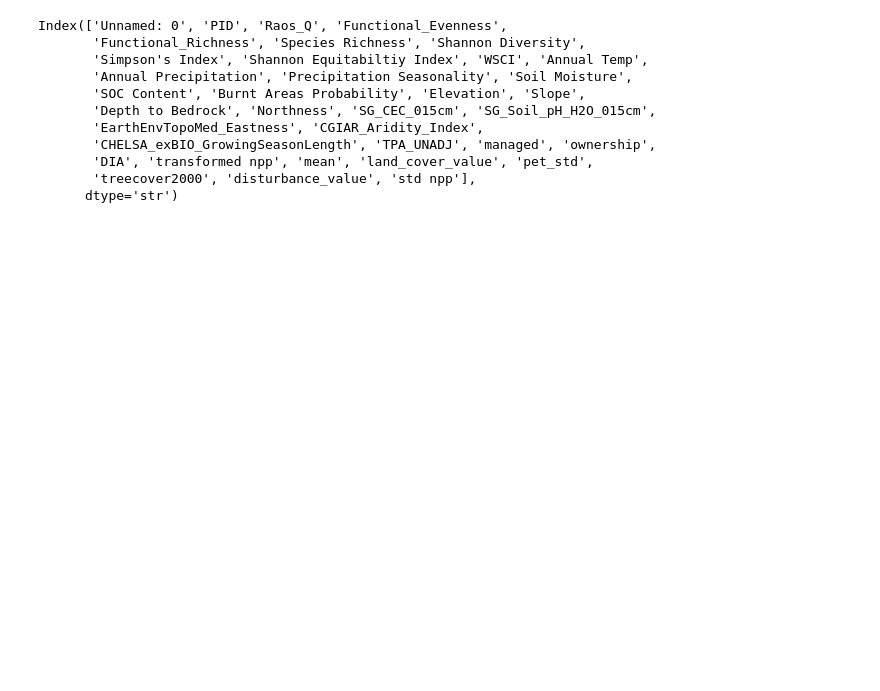
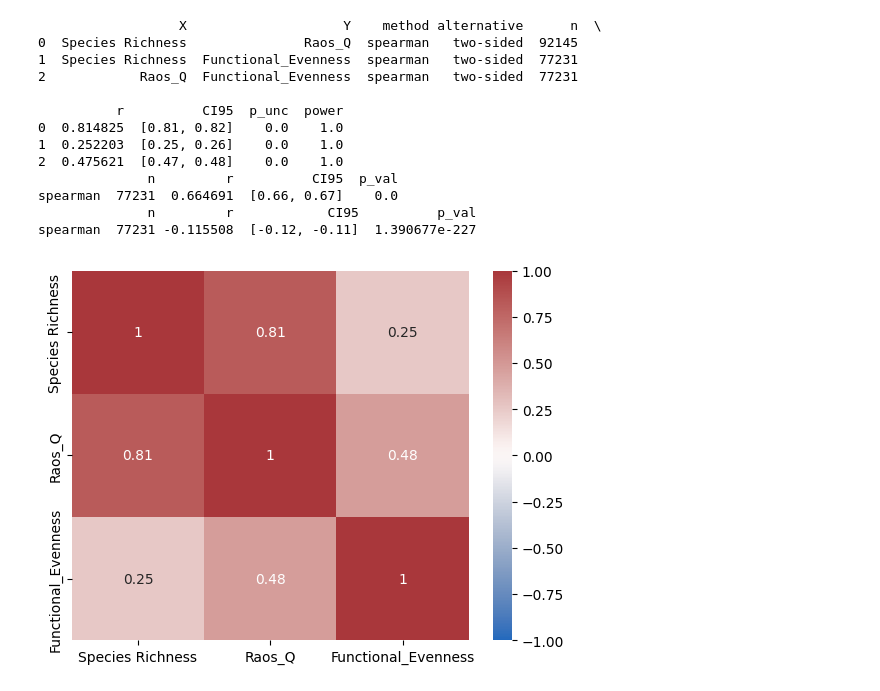
Before and after one commit to qiulinlx/FD_Stability, a Jupyter notebook: scratch.ipynb, the cells around one changed output. Saved outputs shown, nothing was run; the diff lists cells and outputs as text; code cells hidden in the pictures; blank space fills up the shorter version.

```diff
--- a/scratch.ipynb
+++ b/scratch.ipynb
@@ -9,2 +14,2 @@ import warnings
 # %%
-df=pd.read_csv( "results/mutually_adjusted_effects.csv" )
+df=pd.read_csv( "data/final/final_dataset_ba.csv" )
@@ -82,14 +16,27 @@ fd_df = pd.read_csv('data/final/final_dataset_ba_v2.csv')
-# %%
-fd_df.columns
-# %% [output]
-Index(['Unnamed: 0', 'PID', 'Raos_Q', 'Functional_Evenness',
-       'Functional_Richness', 'Species Richness', 'Shannon Diversity',
-       'Simpson's Index', 'Shannon Equitabiltiy Index', 'WSCI', 'Annual Temp',
-       'Annual Precipitation', 'Precipitation Seasonality', 'Soil Moisture',
-       'SOC Content', 'Burnt Areas Probability', 'Elevation', 'Slope',
-       'Depth to Bedrock', 'Northness', 'SG_CEC_015cm', 'SG_Soil_pH_H2O_015cm',
-       'EarthEnvTopoMed_Eastness', 'CGIAR_Aridity_Index',
-       'CHELSA_exBIO_GrowingSeasonLength', 'TPA_UNADJ', 'managed', 'ownership',
-       'DIA', 'transformed npp', 'mean', 'land_cover_value', 'pet_std',
-       'treecover2000', 'disturbance_value', 'std npp'],
-      dtype='str')
+# %%
+import pandas as pd, pingouin as pg
+import seaborn as sns, matplotlib.pyplot as plt
+
+
+print(pg.pairwise_corr(df[["Species Richness","Raos_Q","Functional_Evenness"]], method="spearman"))   # r, CI, p
+print(pg.partial_corr(df, x="Species Richness", y="Raos_Q", covar="Functional_Evenness", method="spearman"))
+print(pg.partial_corr(df, x="Species Richness", y="Functional_Evenness", covar="Raos_Q", method="spearman"))
+
+sns.heatmap(df[["Species Richness","Raos_Q","Functional_Evenness"]].corr(method="spearman"), annot=True,
+            vmin=-1, vmax=1, cmap="vlag")
+plt.show()
+# %% [output]
+                  X                    Y    method alternative      n  \
+0  Species Richness               Raos_Q  spearman   two-sided  92145
+1  Species Richness  Functional_Evenness  spearman   two-sided  77231
+2            Raos_Q  Functional_Evenness  spearman   two-sided  77231
+
+          r          CI95  p_unc  power
+0  0.814825  [0.81, 0.82]    0.0    1.0
+1  0.252203  [0.25, 0.26]    0.0    1.0
+2  0.475621  [0.47, 0.48]    0.0    1.0
+              n         r          CI95  p_val
+spearman  77231  0.664691  [0.66, 0.67]    0.0
+              n         r            CI95          p_val
+spearman  77231 -0.115508  [-0.12, -0.11]  1.390677e-227
+[figure, added]
```
Also changed, not shown: parts of 19 cells of this notebook, 13 other files.
